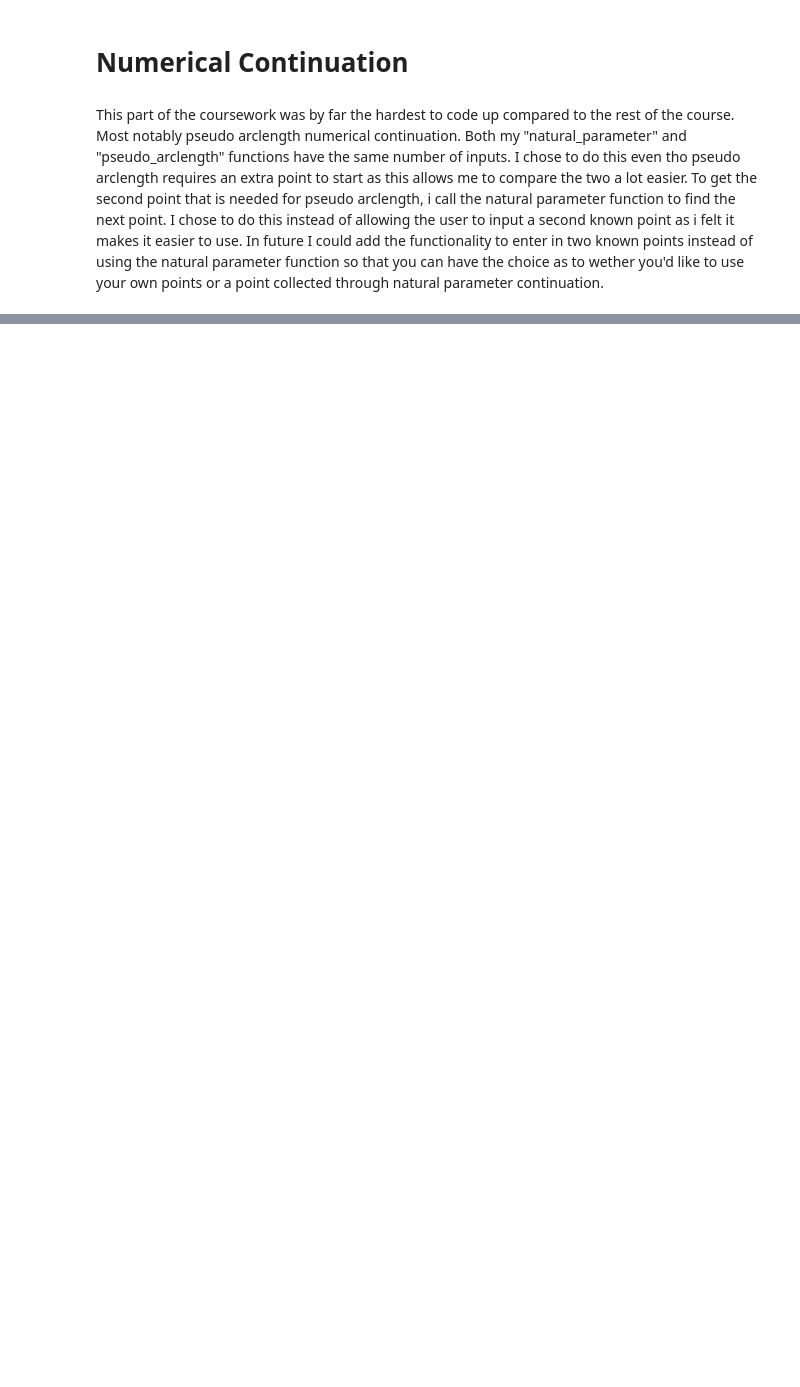
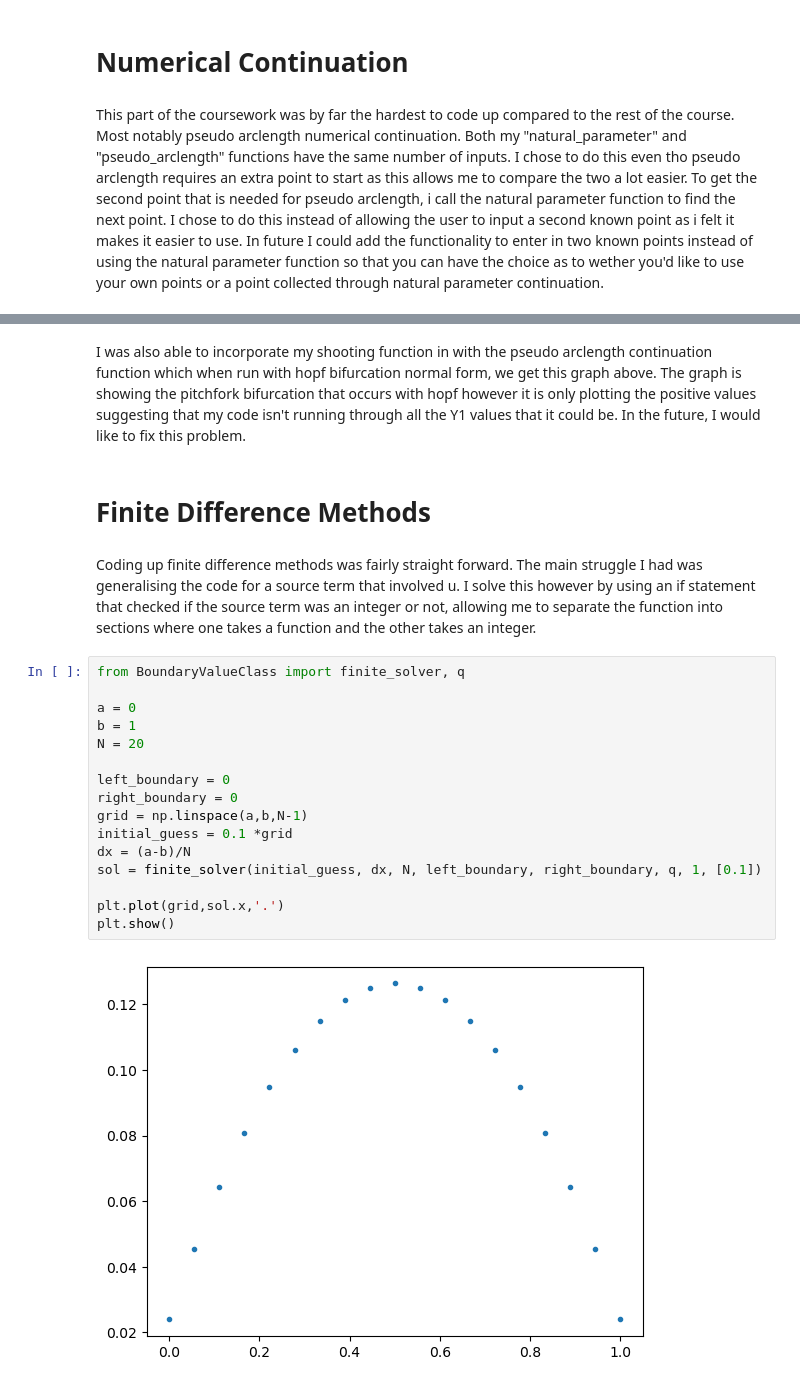
Before and after one commit to Jack904/SciCompCoursework, a Jupyter notebook: Scientific Computing Coursework Jack Gurney.ipynb, the cells around one changed output, grey strips where cells are left out. Cells and saved outputs as stored; diff of their text form; blank space fills up the shorter version.

Commit message:
Tests started. other minor changes

```diff
--- a/Scientific Computing Coursework Jack Gurney.ipynb
+++ b/Scientific Computing Coursework Jack Gurney.ipynb
@@ -70,0 +87,24 @@ IndexError: invalid index to scalar variable.
+# %% [markdown]
+I was also able to incorporate my shooting function in with the pseudo arclength continuation function which when run with hopf bifurcation normal form, we get this graph above. The graph is showing the pitchfork bifurcation that occurs with hopf however it is only plotting the positive values suggesting that my code isn't running through all the Y1 values that it could be. In the future, I would like to fix this problem.
+# %% [markdown]
+# Finite Difference Methods
+# %% [markdown]
+Coding up finite difference methods was fairly straight forward. The main struggle I had was generalising the code for a source term that involved u. I solve this however by using an if statement that checked if the source term was an integer or not, allowing me to separate the function into sections where one takes a function and the other takes an integer.
+# %%
+from BoundaryValueClass import finite_solver, q
+
+a = 0
+b = 1
+N = 20
+
+left_boundary = 0
+right_boundary = 0
+grid = np.linspace(a,b,N-1)
+initial_guess = 0.1 *grid
+dx = (a-b)/N
+sol = finite_solver(initial_guess, dx, N, left_boundary, right_boundary, q, 1, [0.1])
+
+plt.plot(grid,sol.x,'.')
+plt.show()
+# %% [output]
+[figure, added]
```
Also changed, not shown: parts of 11 cells of this notebook, 8 other files.
